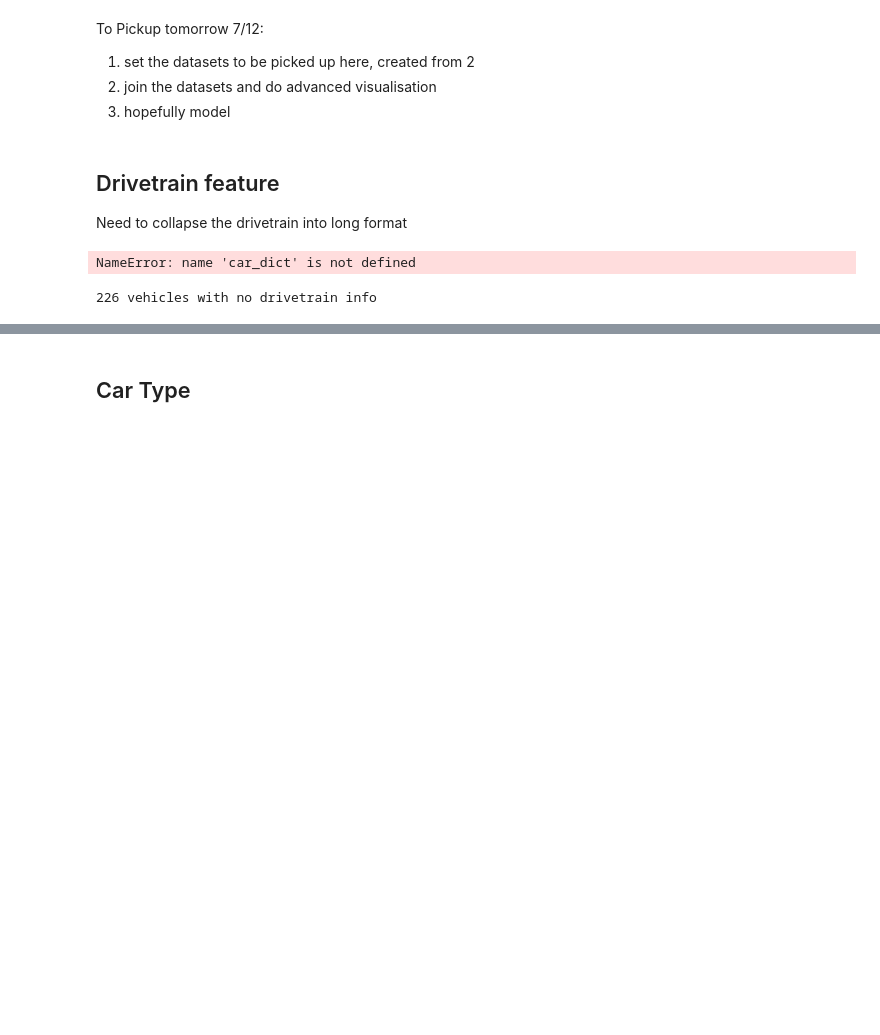
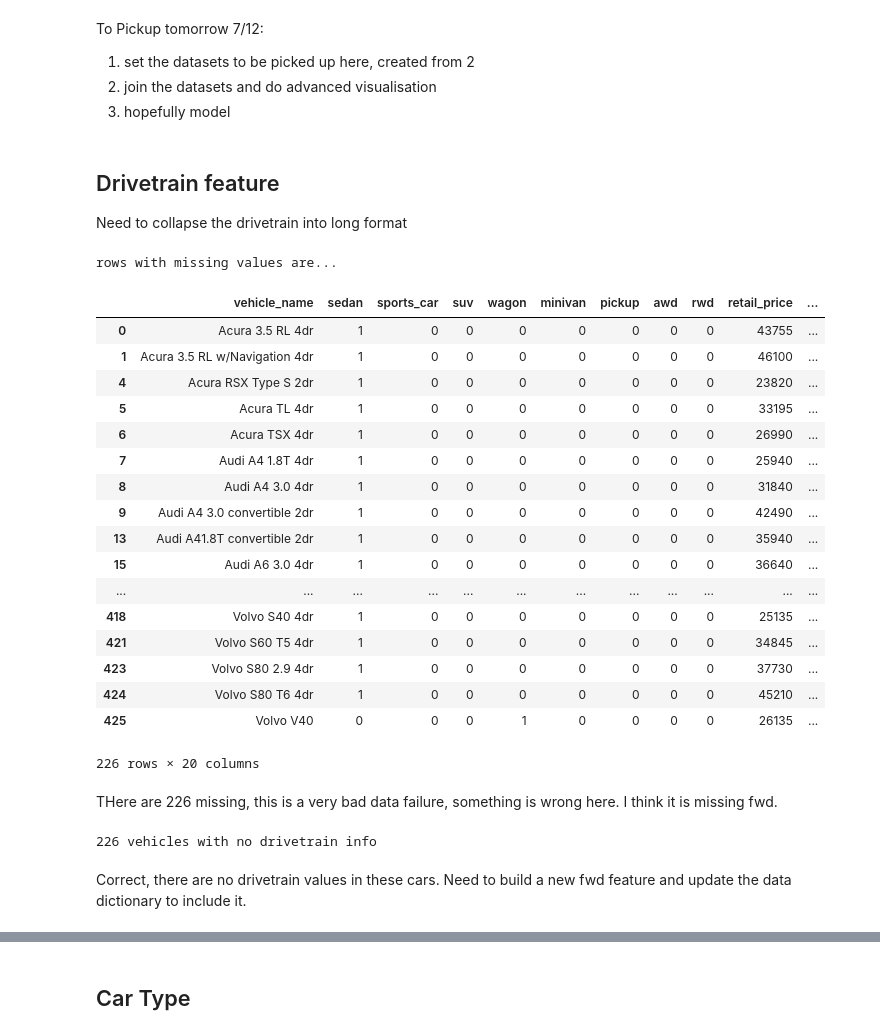
Before and after one commit to emcbride09/Lin_reg_car_data_project, a Jupyter notebook: 3-feature engineering.ipynb, the cells around one changed output, grey strips where cells are left out. Drawn from its saved outputs; the diff is of its cells as text; code cells hidden in the pictures; blank space fills up the shorter version.

```diff
--- a/3-feature engineering.ipynb
+++ b/3-feature engineering.ipynb
@@ -51,11 +65,33 @@ def collapse_wide_cols(data, columns, label):
 Need to collapse the drivetrain into long format
 # %%
 columns = car_dict.loc[car_dict.eval("category == 'drivetrain'"), "variable"]  #extract all of the drivetrain types from the data dictionary & keep the variable only that becomes columns
-data_drivetrain = extract_subtable(data, columns, label = "drivetrain")
+data_drivetrain = collapse_wide_cols(data, columns, label = "drivetrain")
 # %% [output]
-NameError: name 'car_dict' is not defined
+rows with missing values are...
+|  | vehicle_name | sedan | sports_car | suv | wagon | minivan | pickup | awd | rwd | retail_price | ... |
+| 0 | Acura 3.5 RL 4dr | 1 | 0 | 0 | 0 | 0 | 0 | 0 | 0 | 43755 | ... |
+| 1 | Acura 3.5 RL w/Navigation 4dr | 1 | 0 | 0 | 0 | 0 | 0 | 0 | 0 | 46100 | ... |
+| 4 | Acura RSX Type S 2dr | 1 | 0 | 0 | 0 | 0 | 0 | 0 | 0 | 23820 | ... |
+| 5 | Acura TL 4dr | 1 | 0 | 0 | 0 | 0 | 0 | 0 | 0 | 33195 | ... |
+| 6 | Acura TSX 4dr | 1 | 0 | 0 | 0 | 0 | 0 | 0 | 0 | 26990 | ... |
+| 7 | Audi A4 1.8T 4dr | 1 | 0 | 0 | 0 | 0 | 0 | 0 | 0 | 25940 | ... |
+| 8 | Audi A4 3.0 4dr | 1 | 0 | 0 | 0 | 0 | 0 | 0 | 0 | 31840 | ... |
+| 9 | Audi A4 3.0 convertible 2dr | 1 | 0 | 0 | 0 | 0 | 0 | 0 | 0 | 42490 | ... |
+| 13 | Audi A41.8T convertible 2dr | 1 | 0 | 0 | 0 | 0 | 0 | 0 | 0 | 35940 | ... |
+| 15 | Audi A6 3.0 4dr | 1 | 0 | 0 | 0 | 0 | 0 | 0 | 0 | 36640 | ... |
+| ... | ... | ... | ... | ... | ... | ... | ... | ... | ... | ... | ... |
+| 418 | Volvo S40 4dr | 1 | 0 | 0 | 0 | 0 | 0 | 0 | 0 | 25135 | ... |
+| 421 | Volvo S60 T5 4dr | 1 | 0 | 0 | 0 | 0 | 0 | 0 | 0 | 34845 | ... |
+| 423 | Volvo S80 2.9 4dr | 1 | 0 | 0 | 0 | 0 | 0 | 0 | 0 | 37730 | ... |
+| 424 | Volvo S80 T6 4dr | 1 | 0 | 0 | 0 | 0 | 0 | 0 | 0 | 45210 | ... |
+| 425 | Volvo V40 | 0 | 0 | 0 | 1 | 0 | 0 | 0 | 0 | 26135 | ... |
+226 rows × 20 columns
+# %% [markdown]
+THere are 226 missing, this is a very bad data failure, something is wrong here. I think it is missing fwd.
 # %%
 drivetrain = data[(data['awd'] == 0) & (data['rwd'] == 0)]
 print(str(len(drivetrain)) + ' vehicles with no drivetrain info')
 # %% [output]
 226 vehicles with no drivetrain info
+# %% [markdown]
+Correct, there are no drivetrain values in these cars. Need to build a new fwd feature and update the data dictionary to include it.
```
Also changed, not shown: parts of 8 cells of this notebook, 3 other files.
